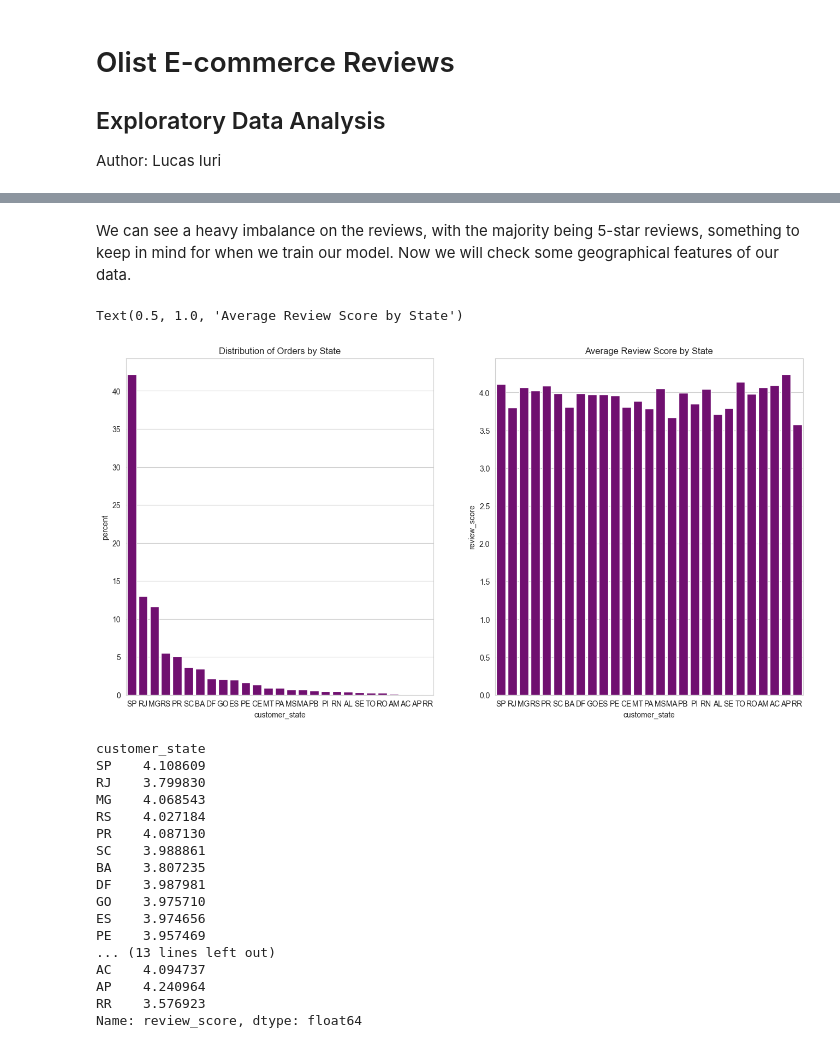
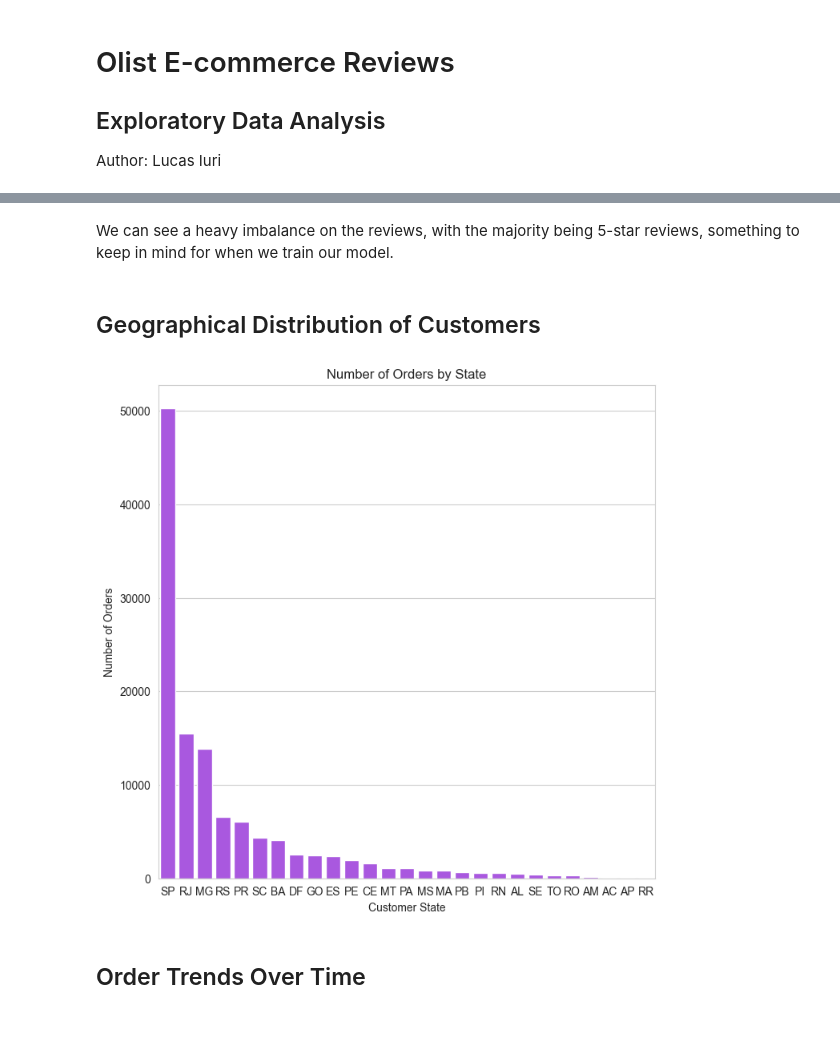
Before and after one commit to lucasiuri/OList_Reviews_Classifier, a Jupyter notebook: eda.ipynb, the cells around one changed output, grey strips where cells are left out. Drawn from its saved outputs; the diff is of its cells as text; code cells hidden in the pictures.

```diff
--- a/eda.ipynb
+++ b/eda.ipynb
@@ -47,37 +63,17 @@ ax.set_title('Count of Review Scores');
 # %% [markdown]
 We can see a heavy imbalance on the reviews, with the majority being 5-star reviews, something to keep in mind for when we train our model.
-Now we will check some geographical features of our data.
+# %% [markdown]
+## Geographical Distribution of Customers
 # %%
-fig, axes = subplots(1,2, figsize = (16,8))
+ax = subplots(figsize = (8,8))[1]
 
 order_desc = olist['customer_state'].value_counts().index
-avg_score_by_state = olist.groupby('customer_state')['review_score'].mean()[order_desc]
 
-sns.countplot(data=olist, x = 'customer_state', stat='percent', order = order_desc, color='purple', ax = axes[0])
-axes[0].set_title('Distribution of Orders by State')
-
-sns.barplot(data=avg_score_by_state, color='purple')
-axes[1].set_title('Average Review Score by State')
+sns.countplot(data=olist, x = 'customer_state', stat='count', order = order_desc, color='#ad42f5', ax = ax)
+ax.set_title('Number of Orders by State')
+ax.set_xlabel('Customer State')
+ax.set_ylabel('Number of Orders');
 # %% [output]
-Text(0.5, 1.0, 'Average Review Score by State')
-[figure, old version]
+[figure, new version]
-# %%
-olist.groupby('customer_state')['review_score'].mean()[order_desc]
-# %% [output]
-customer_state
-SP    4.108609
-RJ    3.799830
-MG    4.068543
-RS    4.027184
-PR    4.087130
-SC    3.988861
-BA    3.807235
-DF    3.987981
-GO    3.975710
-ES    3.974656
-PE    3.957469
-... (13 lines left out)
-AC    4.094737
-AP    4.240964
-RR    3.576923
-Name: review_score, dtype: float64
+# %% [markdown]
+## Order Trends Over Time
```
Also changed, not shown: parts of 10 cells of this notebook, 3 other files.
